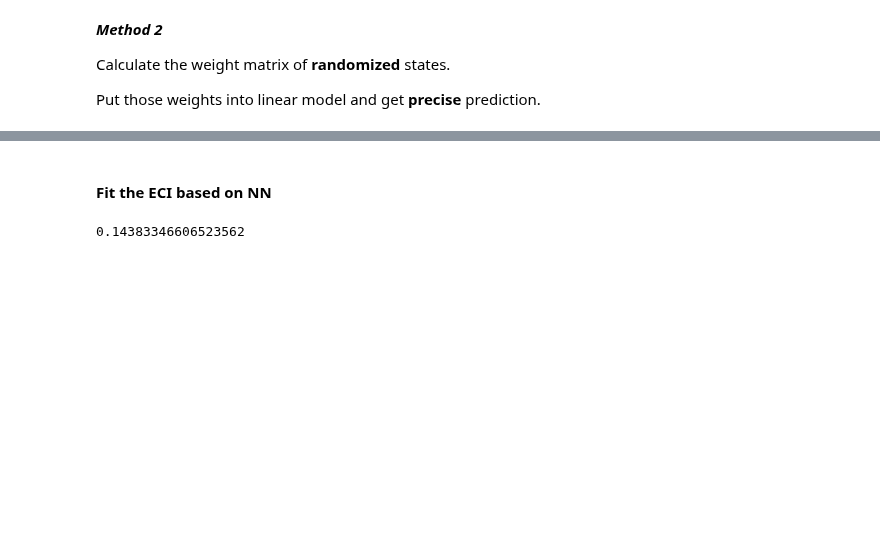
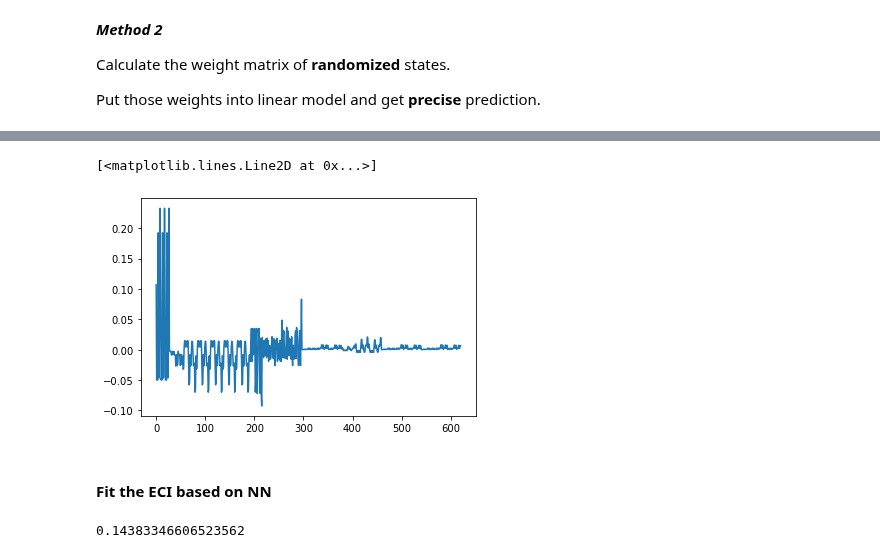
Before and after one commit to wzetto/MATools, a Jupyter notebook: CE_MC/cluster_ce_msad.ipynb, the cells around one changed output, grey strips where cells are left out. Saved outputs shown, nothing was run; the diff lists cells and outputs as text; code cells hidden in the pictures; blank space fills up the shorter version.

```diff
--- a/CE_MC/cluster_ce_msad.ipynb
+++ b/CE_MC/cluster_ce_msad.ipynb
@@ -1893,3 +1933,8 @@ array([[6.22169695]])
+# %%
+plt.plot(ideal_weight_chosen[0])
+# %% [output]
+[<matplotlib.lines.Line2D at 0x...>]
+[figure, added]
 # %% [markdown]
 #### Fit the ECI based on **NN**
 # %%
```
Also changed, not shown: parts of 15 cells of this notebook, 2 other files.
